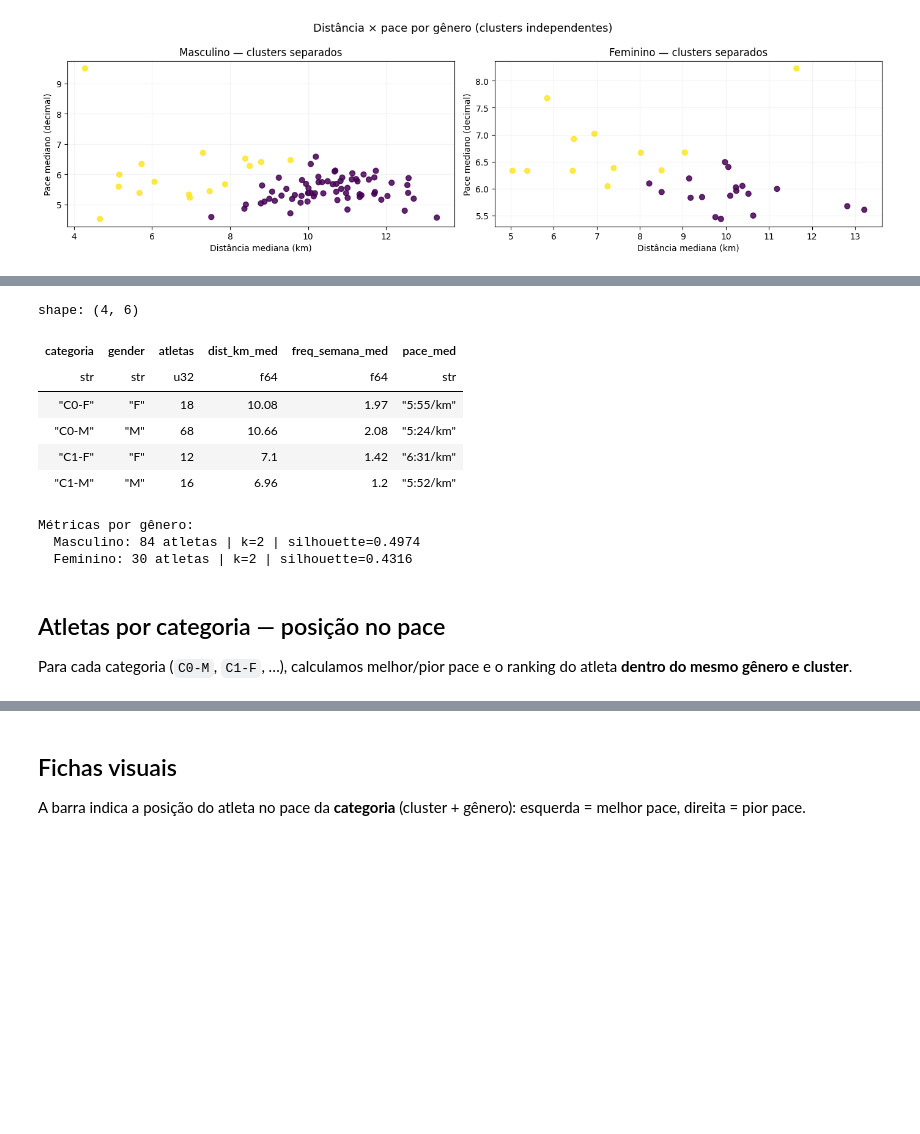
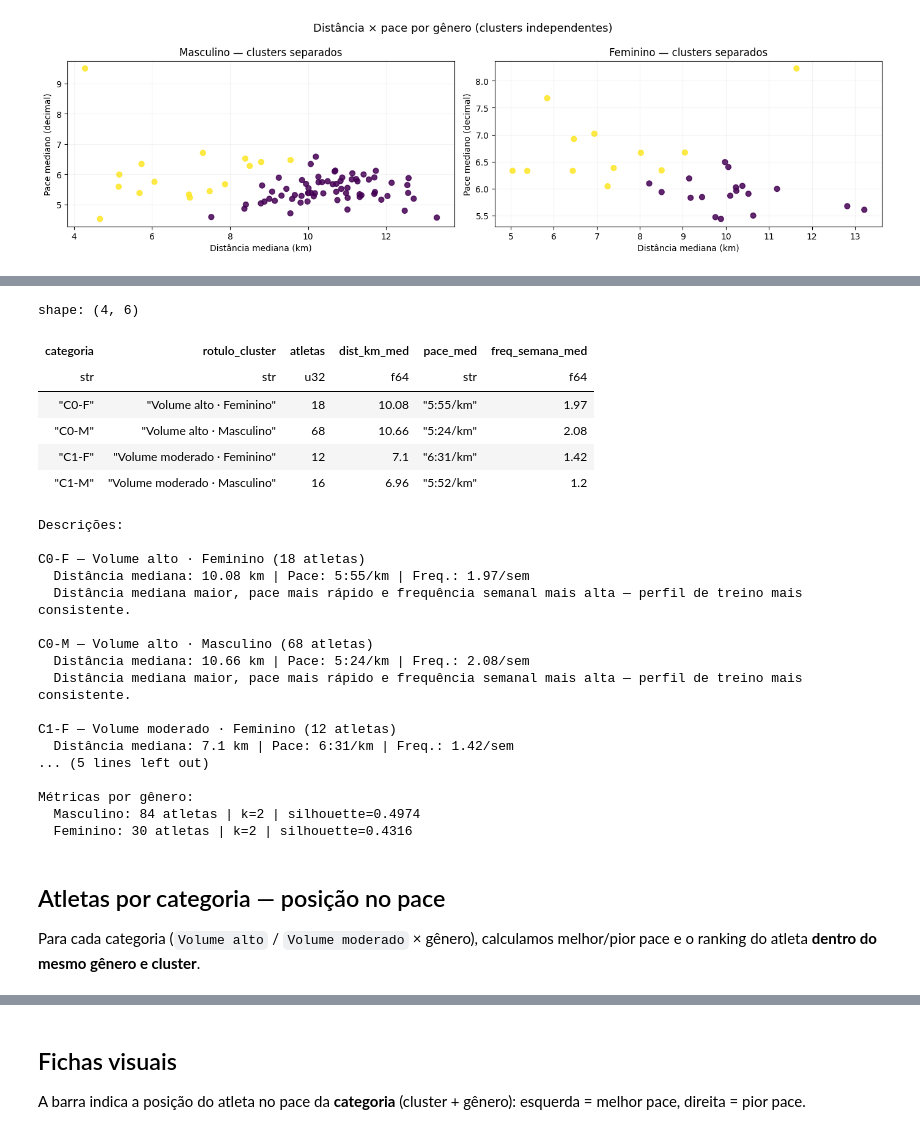
Before and after one commit to majutestoni/tcc-back, a Jupyter notebook: notebooks/categorizacao_corredores.ipynb, the cells around one changed output, grey strips where cells are left out. Drawn from its saved outputs; the diff is of its cells as text; code cells hidden in the pictures; blank space fills up the shorter version.

Commit message:
recomendacao de treino

```diff
--- a/notebooks/categorizacao_corredores.ipynb
+++ b/notebooks/categorizacao_corredores.ipynb
@@ -493,22 +544,20 @@ print(f"Atletas com silhouette negativo: {neg} / {sil_df.height}")
 [figure]
 Atletas com silhouette negativo: 5 / 114
 # %%
-resumo_categoria = (
-    perfil.group_by("categoria", COL_GENDER)
-    .agg(
-        pl.len().alias("atletas"),
-        (pl.col(COL_DISTANCE).median() / 1000).round(2).alias("dist_km_med"),
-        pl.col(COL_PACE).median().alias("_pace_med"),
-        pl.col(COL_FREQUENCIA).median().round(2).alias("freq_semana_med"),
-    )
-    .sort("categoria")
-    .with_columns(
-        pl.col("_pace_med").map_elements(formatar_pace, return_dtype=pl.Utf8).alias("pace_med"),
-    )
-    .drop("_pace_med")
-)
+resumo_categoria = tabela_descritiva_clusters(perfil)
 
 print(f"Total de categorias: {perfil['categoria'].n_unique()}")
-resumo_categoria
+print("\nTabela descritiva (id técnico + nome de negócio):")
+display(
+    resumo_categoria.select(
+        "categoria",
+        "rotulo_cluster",
+        "atletas",
+        "dist_km_med",
+        "pace_med",
+        "freq_semana_med",
+        "descricao_cluster",
+    )
+)
 # %% [output]
 Total de categorias: 4
@@ -551,29 +612,58 @@ Mulheres e homens **não competem no mesmo ranking** de pace.
 # %%
-display(resumo_categoria)
+display(
+    resumo_categoria.select(
+        "categoria",
+        "rotulo_cluster",
+        "atletas",
+        "dist_km_med",
+        "pace_med",
+        "freq_semana_med",
+    )
+)
+
+print("\nDescrições:")
+for row in resumo_categoria.sort("categoria").iter_rows(named=True):
+    print(f"\n{row['categoria']} — {row['rotulo_cluster']} ({row['atletas']} atletas)")
+    print(f"  Distância mediana: {row['dist_km_med']} km | Pace: {row['pace_med']} | Freq.: {row['freq_semana_med']}/sem")
+    print(f"  {row['descricao_cluster']}")
 
 print("\nMétricas por gênero:")
 for genero, m in resultado.detalhes["metricas_por_genero"].items():
     rotulo = "Masculino" if genero == "M" else "Feminino"
     print(
         f"  {rotulo}: {m['n_atletas']} atletas | k={m['k']} | "
         f"silhouette={m['silhouette']:.4f}"
     )
 # %% [output]
 shape: (4, 6)
-| categoria | gender | atletas | dist_km_med | freq_semana_med | pace_med |
-| str | str | u32 | f64 | f64 | str |
-| "C0-F" | "F" | 18 | 10.08 | 1.97 | "5:55/km" |
-| "C0-M" | "M" | 68 | 10.66 | 2.08 | "5:24/km" |
-| "C1-F" | "F" | 12 | 7.1 | 1.42 | "6:31/km" |
-| "C1-M" | "M" | 16 | 6.96 | 1.2 | "5:52/km" |
+| categoria | rotulo_cluster | atletas | dist_km_med | pace_med | freq_semana_med |
+| str | str | u32 | f64 | str | f64 |
+| "C0-F" | "Volume alto · Feminino" | 18 | 10.08 | "5:55/km" | 1.97 |
+| "C0-M" | "Volume alto · Masculino" | 68 | 10.66 | "5:24/km" | 2.08 |
+| "C1-F" | "Volume moderado · Feminino" | 12 | 7.1 | "6:31/km" | 1.42 |
+| "C1-M" | "Volume moderado · Masculino" | 16 | 6.96 | "5:52/km" | 1.2 |
+Descrições:
+
+C0-F — Volume alto · Feminino (18 atletas)
+  Distância mediana: 10.08 km | Pace: 5:55/km | Freq.: 1.97/sem
+  Distância mediana maior, pace mais rápido e frequência semanal mais alta — perfil de treino mais consistente.
+
+C0-M — Volume alto · Masculino (68 atletas)
+  Distância mediana: 10.66 km | Pace: 5:24/km | Freq.: 2.08/sem
+  Distância mediana maior, pace mais rápido e frequência semanal mais alta — perfil de treino mais consistente.
+
+C1-F — Volume moderado · Feminino (12 atletas)
+  Distância mediana: 7.1 km | Pace: 6:31/km | Freq.: 1.42/sem
+... (5 lines left out)
+
 Métricas por gênero:
   Masculino: 84 atletas | k=2 | silhouette=0.4974
   Feminino: 30 atletas | k=2 | silhouette=0.4316
 # %% [markdown]
 ## Atletas por categoria — posição no pace
 
-Para cada categoria (`C0-M`, `C1-F`, …), calculamos melhor/pior pace e o ranking
-do atleta **dentro do mesmo gênero e cluster**.
+Para cada categoria (`Volume alto` / `Volume moderado` × gênero), calculamos
+melhor/pior pace e o ranking do atleta **dentro do mesmo gênero e cluster**.
 # %%
 fichas = montar_fichas_atletas(perfil)
 
```
Also changed, not shown: parts of 15 cells of this notebook, 8 other files.
